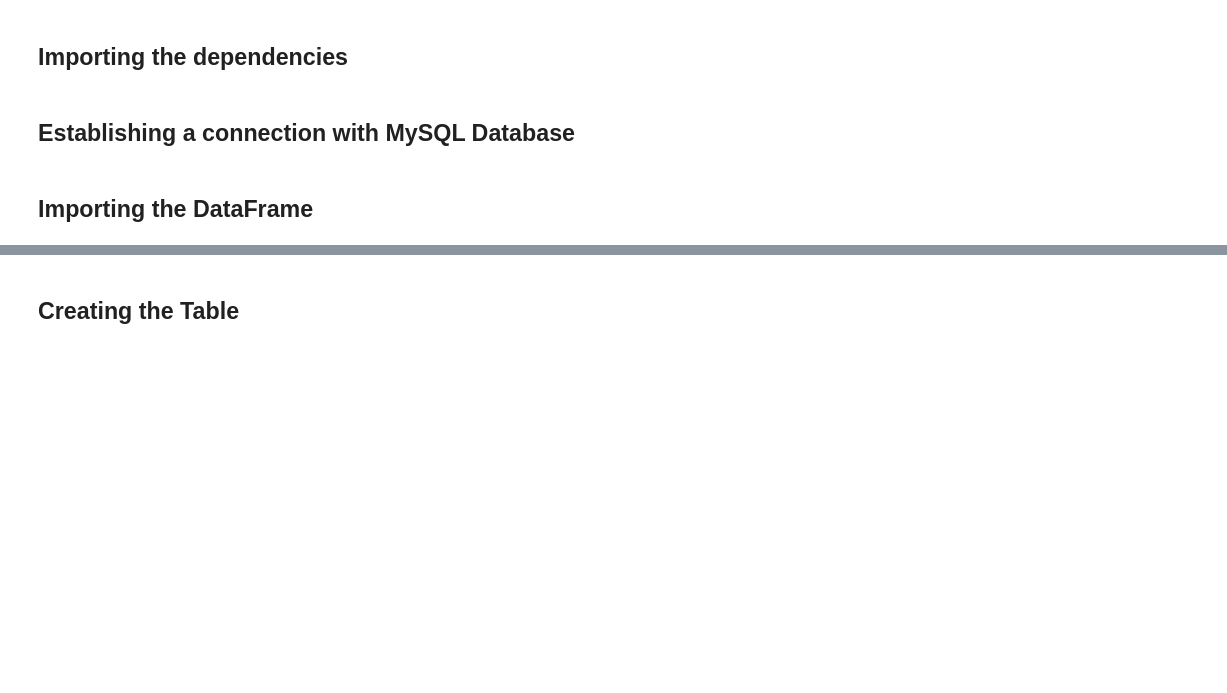
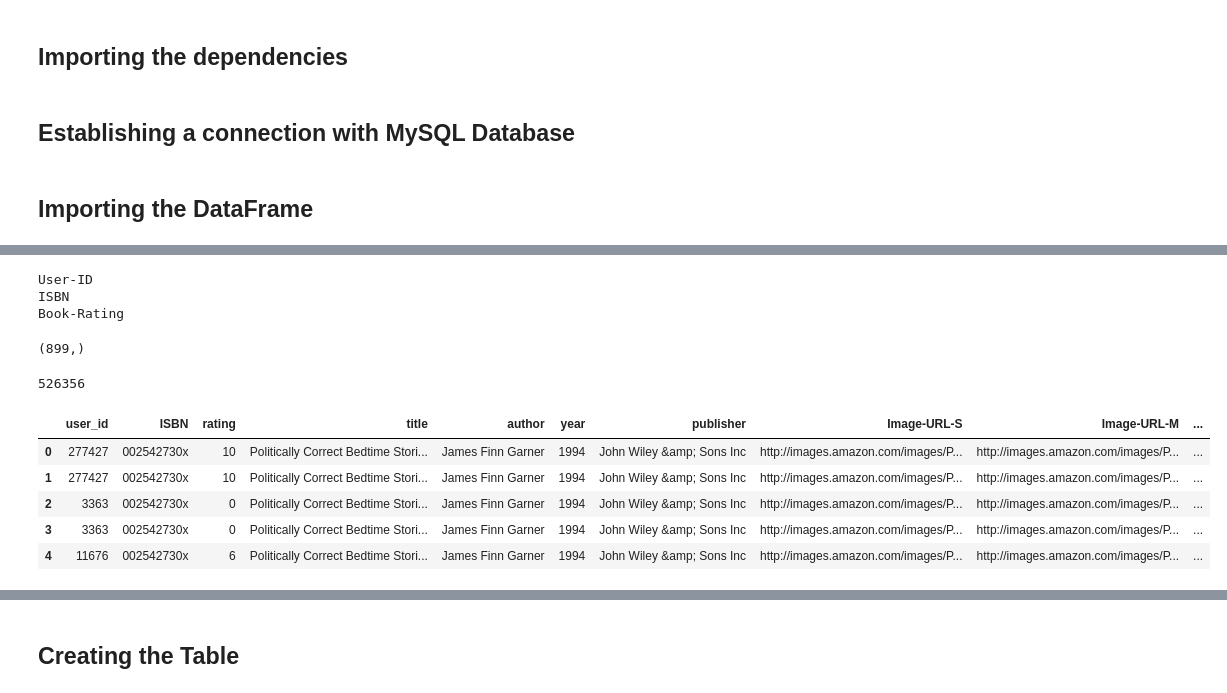
Before and after one commit to NikhilKP631197/Book-Recommender-System, a Jupyter notebook: Exporting CSV to MySQL Database.ipynb, the cells around one changed output, grey strips where cells are left out. Cells and saved outputs as stored; diff of their text form; code cells hidden in the pictures; blank space fills up the shorter version.

```diff
--- a/Exporting CSV to MySQL Database.ipynb
+++ b/Exporting CSV to MySQL Database.ipynb
@@ -30,2 +55,38 @@ for i in df_books:
 # %%
 df_books.dropna(inplace = True)
+# %%
+df_ratings = pd.read_csv("Dataset/Ratings.csv")
+# %%
+df_books["ISBN"] = df_books["ISBN"].str.lower()
+df_ratings["ISBN"] = df_ratings["ISBN"].str.lower()
+# %%
+for i in df_ratings:
+    print(i)
+# %% [output]
+User-ID
+ISBN
+Book-Rating
+# %%
+df_books.rename(columns = {'Book-Title':'title', 'Book-Author':'author', 'Year-Of-Publication':'year', 'Publisher':'publisher'}, inplace=True)
+df_ratings.rename(columns = {'User-ID':'user_id', 'Book-Rating':'rating'}, inplace=True)
+# %%
+x = df_ratings['user_id'].value_counts() > 200
+y = x[x].index
+print(y.shape)
+df_ratings = df_ratings[df_ratings['user_id'].isin(y)]
+# %% [output]
+(899,)
+# %%
+len(df_ratings)
+# %% [output]
+526356
+# %%
+rating_with_books = df_ratings.merge(df_books, on='ISBN')
+rating_with_books.head()
+# %% [output]
+|  | user_id | ISBN | rating | title | author | year | publisher | Image-URL-S | Image-URL-M | ... |
+| 0 | 277427 | 002542730x | 10 | Politically Correct Bedtime Stori... | James Finn Garner | 1994 | John Wiley &amp; Sons Inc | http://images.amazon.com/images/P... | http://images.amazon.com/images/P... | ... |
+| 1 | 277427 | 002542730x | 10 | Politically Correct Bedtime Stori... | James Finn Garner | 1994 | John Wiley &amp; Sons Inc | http://images.amazon.com/images/P... | http://images.amazon.com/images/P... | ... |
+| 2 | 3363 | 002542730x | 0 | Politically Correct Bedtime Stori... | James Finn Garner | 1994 | John Wiley &amp; Sons Inc | http://images.amazon.com/images/P... | http://images.amazon.com/images/P... | ... |
+| 3 | 3363 | 002542730x | 0 | Politically Correct Bedtime Stori... | James Finn Garner | 1994 | John Wiley &amp; Sons Inc | http://images.amazon.com/images/P... | http://images.amazon.com/images/P... | ... |
+| 4 | 11676 | 002542730x | 6 | Politically Correct Bedtime Stori... | James Finn Garner | 1994 | John Wiley &amp; Sons Inc | http://images.amazon.com/images/P... | http://images.amazon.com/images/P... | ... |
```
Also changed, not shown: parts of 30 cells of this notebook.
